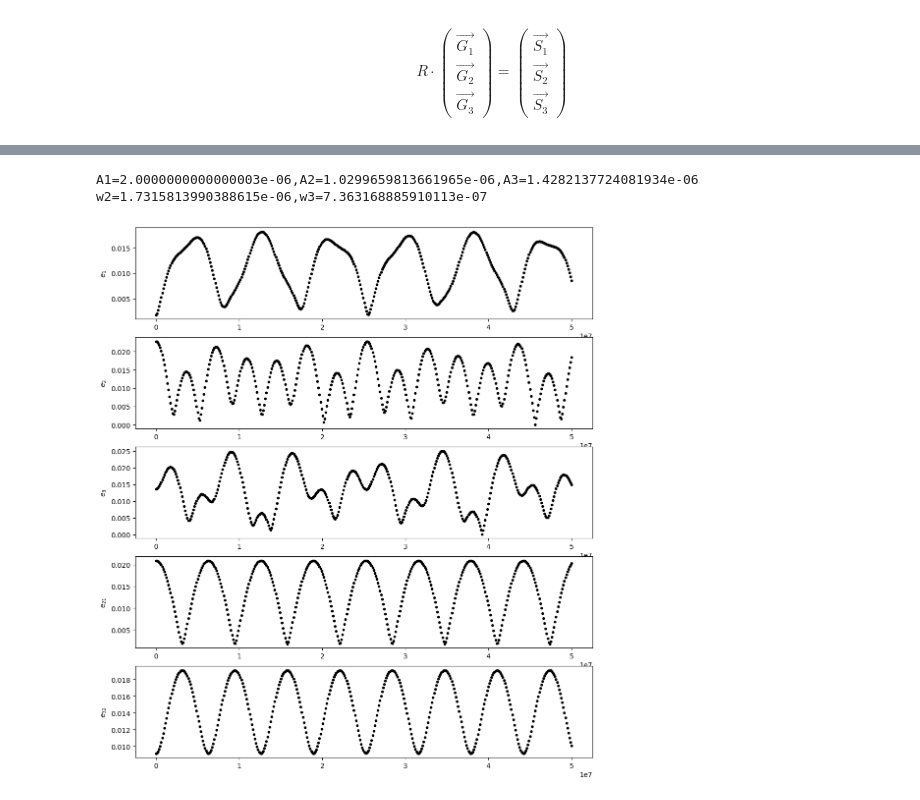
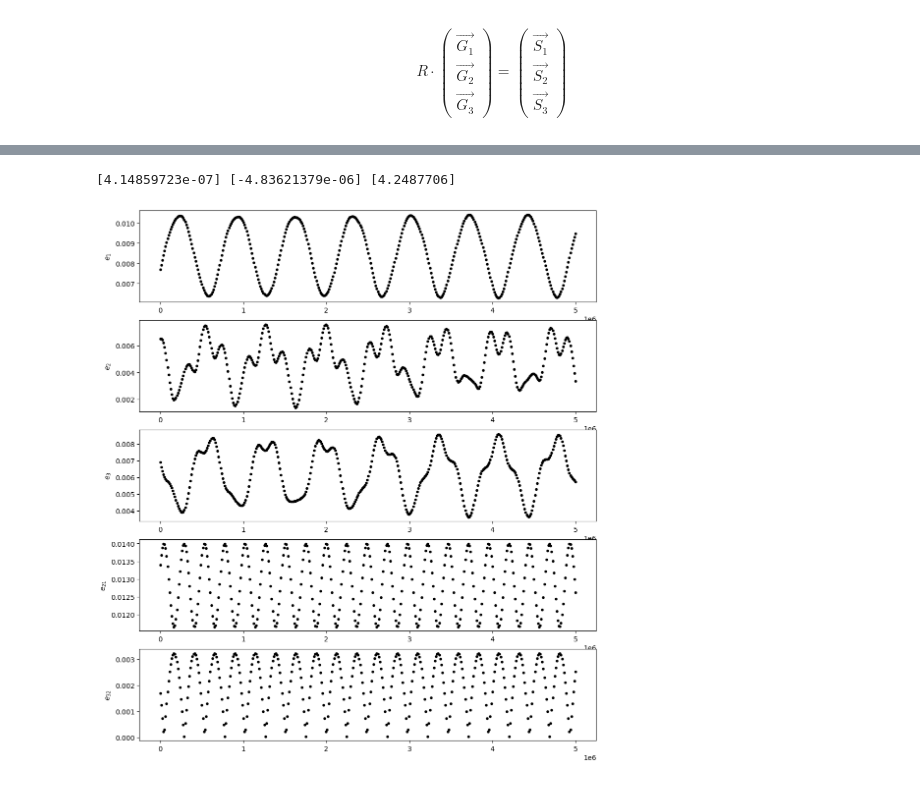
Before and after one commit to EritasY/Chaos, a Jupyter notebook: Coefficient (unequal alpha).ipynb, the cells around one changed output, grey strips where cells are left out. Cells and saved outputs as stored; diff of their text form; code cells hidden in the pictures.

```diff
--- a/Coefficient (unequal alpha).ipynb
+++ b/Coefficient (unequal alpha).ipynb
@@ -148,12 +167,10 @@ def plotEcc(alpha, mass, ecc, pomega, time):
     axarr[4].plot(t, e32, 'k.')
     axarr[4].set_ylabel(r"$e_{32}$")
 # %%
-alpha = 0.85, 0.9
-mass = 2e-8,1e-8,1e-8
-ecc = 0.02, 0.02, 0.02
+alpha = 0.85, 0.92
+mass = 2e-7,1e-7,2e-7
+ecc = 0.01, 0.01, 0.01
 pomega = 0, 0, np.pi
 amp1, amp2, amp3, phase1, phase2, phase3, omega2, omega3, phi = GtoS(alpha, mass, ecc, pomega)
-# print(amp1, amp3, amp3)
-# print(phase1, phase2, phase3)
 # %%
 ecc, pomega = StoG(mass, (amp1, 0, amp3), (phase1, phase2, phase3), phi)
@@ -165,8 +180,8 @@ w2=1.7315813990388615e-06,w3=7.363168885910113e-07
 # %%
-A2_b, A3_b = breathingON(mass, (phase1,phase2,phase3), phi, amp3)
-ecc, pomega = StoG(mass, (amp1, A2_b, A3_b), (phase1, phase2, phase3), phi)
-plotEcc(alpha, mass, ecc, pomega, 5e7)
+A2_b, A3_b, theta = breathingON(mass, phi, amp3)
+print(A2_b, A3_b, theta)
+ecc, pomega = StoG(mass, (amp1, A2_b, A3_b), (phase1, phase2, phase2+theta), phi)
+plotEcc(alpha, mass, ecc, pomega, 5e6)
 # %% [output]
-A1=2.0000000000000003e-06,A2=1.0299659813661965e-06,A3=1.4282137724081934e-06
-w2=1.7315813990388615e-06,w3=7.363168885910113e-07
+[4.14859723e-07] [-4.83621379e-06] [4.2487706]
-[figure, old version]
+[figure, new version]
```
Also changed, not shown: parts of 4 cells of this notebook, 8 other files.
